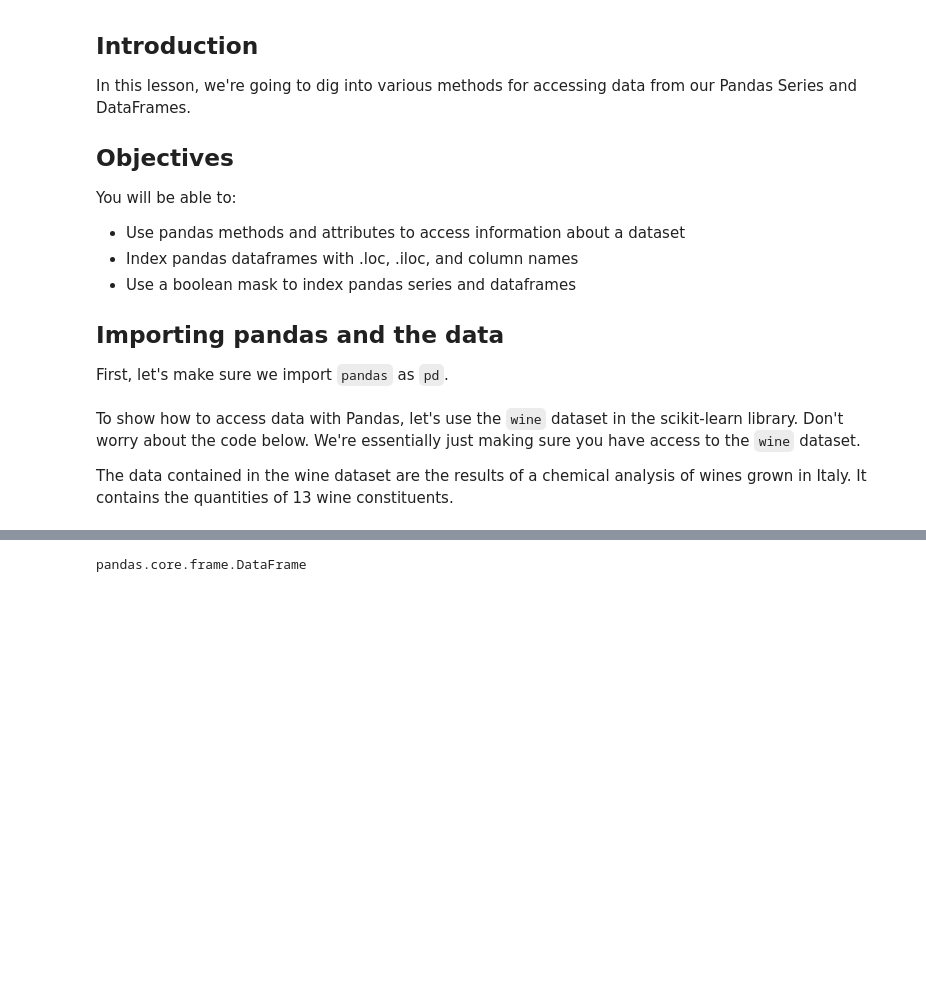
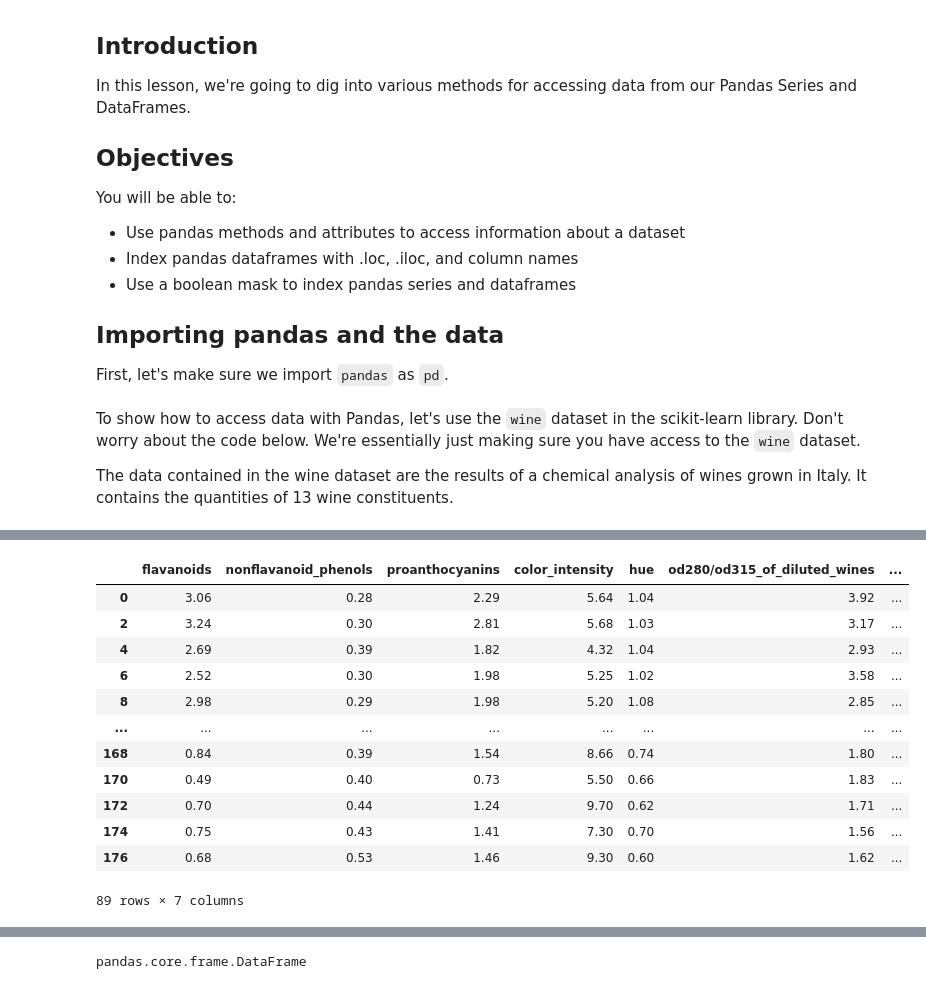
Before and after one commit to carol-maina/dsc-accessing-data-with-pandas, a Jupyter notebook: index.ipynb, the cells around one changed output, grey strips where cells are left out. Saved outputs shown, nothing was run; the diff lists cells and outputs as text; code cells hidden in the pictures; blank space fills up the shorter version.

```diff
--- a/index.ipynb
+++ b/index.ipynb
@@ -35,0 +236,16 @@ len(df)
+# %%
+df.iloc[::2, 6:]
+# %% [output]
+|  | flavanoids | nonflavanoid_phenols | proanthocyanins | color_intensity | hue | od280/od315_of_diluted_wines | ... |
+| 0 | 3.06 | 0.28 | 2.29 | 5.64 | 1.04 | 3.92 | ... |
+| 2 | 3.24 | 0.30 | 2.81 | 5.68 | 1.03 | 3.17 | ... |
+| 4 | 2.69 | 0.39 | 1.82 | 4.32 | 1.04 | 2.93 | ... |
+| 6 | 2.52 | 0.30 | 1.98 | 5.25 | 1.02 | 3.58 | ... |
+| 8 | 2.98 | 0.29 | 1.98 | 5.20 | 1.08 | 2.85 | ... |
+| ... | ... | ... | ... | ... | ... | ... | ... |
+| 168 | 0.84 | 0.39 | 1.54 | 8.66 | 0.74 | 1.80 | ... |
+| 170 | 0.49 | 0.40 | 0.73 | 5.50 | 0.66 | 1.83 | ... |
+| 172 | 0.70 | 0.44 | 1.24 | 9.70 | 0.62 | 1.71 | ... |
+| 174 | 0.75 | 0.43 | 1.41 | 7.30 | 0.70 | 1.56 | ... |
+| 176 | 0.68 | 0.53 | 1.46 | 9.30 | 0.60 | 1.62 | ... |
+89 rows × 7 columns
```
Also changed, not shown: parts of 36 cells of this notebook.
